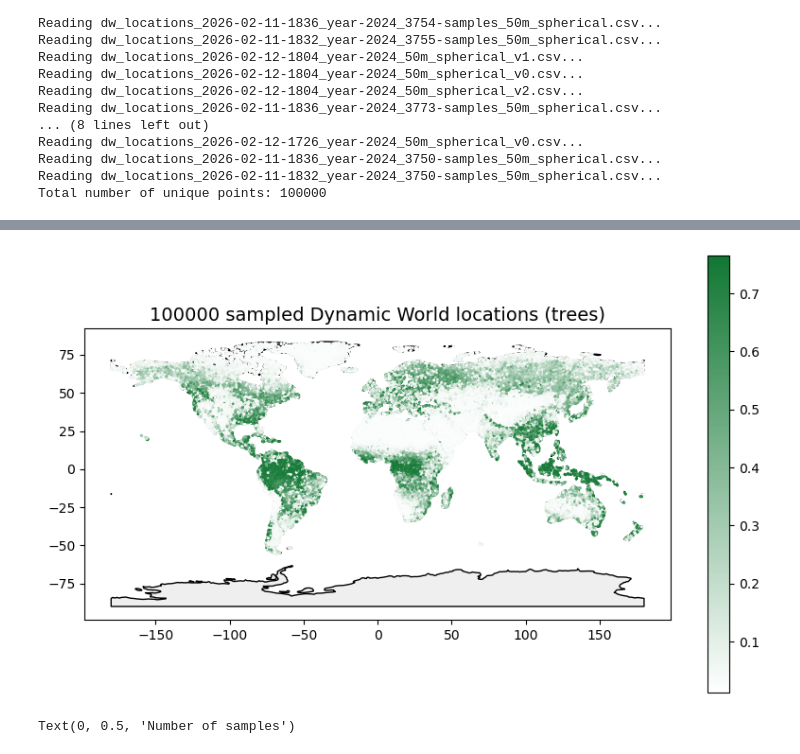
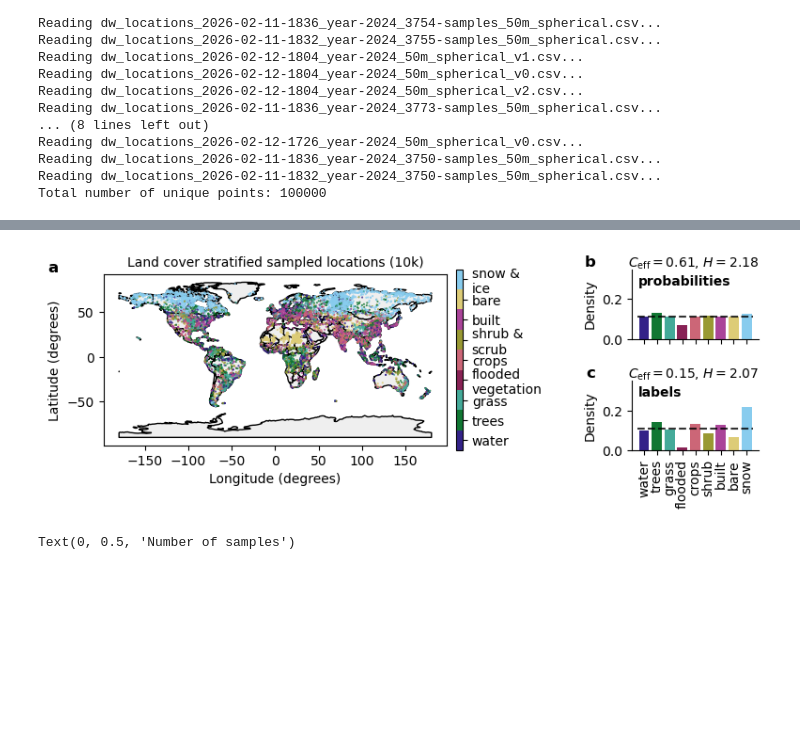
Before and after one commit to WUR-AI/interpret_earth_embeddings, a Jupyter notebook: notebooks/Sample locations dataset.ipynb, the cells around one changed output, grey strips where cells are left out. Drawn from its saved outputs; the diff is of its cells as text; code cells hidden in the pictures; blank space fills up the shorter version.

Commit message:
figs data

```diff
--- a/notebooks/Sample locations dataset.ipynb
+++ b/notebooks/Sample locations dataset.ipynb
@@ -38,4 +38,6 @@ geemap.ee_initialize()
 ## Load all downloaded locations (with DW LC)
 # %%
 countries = gpd.read_file('/Users/tplas/data/ne_110m_admin_0_countries/ne_110m_admin_0_countries.shp')
+gdf_points = pd.read_csv('/Users/tplas/data/dw_sampled_locations/dw_locations_2026-02-13-1659_year-2024_50m_spherical_100k_random_stratified.csv')
+gdf_points = gpd.GeoDataFrame(gdf_points, geometry=gpd.points_from_xy(gdf_points.lon, gdf_points.lat), crs='EPSG:4326')
 # %%
@@ -76,17 +82,38 @@ Reading dw_locations_2026-02-11-1836_year-2024_3750-samples_50m_spherical.csv...
 Reading dw_locations_2026-02-11-1832_year-2024_3750-samples_50m_spherical.csv...
 Total number of unique points: 100000
 # %%
-col_plot = 'trees'  # 'label' or any of the individual classes
+col_plot = 'label'  # 'label' or any of the individual classes
+save_fig = True
+type = 'lc_strat'
 
-fig, ax = plt.subplots(figsize=(10, 6))
+assert type in ['random', 'lc_strat', 'all'], f"Invalid type: {type}. Must be one of 'random', 'lc_strat', or 'all'."
+
+if type == 'random':
+    gdf_plot = gdf_points[gdf_points.random_sample == 1]
+elif type == 'lc_strat':
+    gdf_plot = gdf_points[gdf_points.lc_stratified_sample == 1]
+elif type == 'all':
+    gdf_plot = gdf_points
+
+
+fig = plt.figure(figsize=(9, 2.5))
+
+gs_map = plt.GridSpec(nrows=1, ncols=2, right=0.55, wspace=0.05, width_ratios=[1, 0.02])
+gs_distr = plt.GridSpec(nrows=2, ncols=1, left=0.75, hspace=0.6)
+
+ax_map = [fig.add_subplot(gs_map[ii]) for ii in range(2)]
+ax_distr = [fig.add_subplot(gs_distr[ii]) for ii in range(2)]
+
 cmap_dict = du.create_mpl_cmap_dynamic_world()
-countries.plot(ax=ax, color="#EFEFEF", edgecolor='black')
-gdf_points.plot(ax=ax, column=col_plot, markersize=1,
+countries.plot(ax=ax_map[0], color="#EFEFEF", edgecolor='black')
+gdf_plot.plot(ax=ax_map[0], column=col_plot, markersize=0.2, alpha=1,
                 cmap=cmap_dict['all'] if col_plot == 'label' else cmap_dict['individual'][col_plot],
+                rasterized=True,
                 legend=False if col_plot == 'label' else True)
 
 if col_plot == 'label':
     dw_classes = du.DW_CLASSES
+    dw_classes = [c.replace('_and', ' &').replace('_', '\n') for c in dw_classes]
     norm = mpl.colors.BoundaryNorm(
         boundaries=range(len(dw_classes) + 1),
         ncolors=len(dw_classes)
@@ -97,17 +124,65 @@ if col_plot == 'label':
 
     cbar = fig.colorbar(
         sm,
-        ax=ax,
+        ax=ax_map[0],
+        cax=ax_map[1],
         ticks=range(len(dw_classes)),
         shrink=0.67,
         pad=0.02
     )
 
-    cbar.set_ticks(np.arange(len(dw_classes)) + 0.5)
+    cbar.set_ticks(np.arange(len(dw_classes)) + 0.5, minor=False)
+    cbar.set_ticks([], minor=True)
     cbar.set_ticklabels(dw_classes)
-    cbar.set_label("DW land cover class", fontsize=12)
 
-ax.set_title(f'{len(gdf_points)} sampled Dynamic World locations ({col_plot})', fontsize=14)
-# ax.set_xlim(-10, 10)
-# ax.set_ylim(45, 60)
+sum_dw_probs = gdf_plot[sl.DW_CLASSES].sum()
+sum_dw_labels = np.array([np.sum(gdf_plot['label'] == i_dw) for i_dw, dw in enumerate(sl.DW_CLASSES)])
+
+for i_ax, (sum_dw, name) in enumerate(zip([sum_dw_probs, sum_dw_labels], ['probabilities', 'labels'])):
+    sum_dw = sum_dw / sum_dw.sum()  # normalize to sum to 1
+    c_eff = np.min(sum_dw) / np.mean(sum_dw)
+    means = np.mean(sum_dw)
+    entropy = -np.sum(sum_dw * np.log(sum_dw + 1e-10))  # add small value to avoid log(0)
+    perplexity = np.exp(entropy)
+
+    ax_distr[i_ax].bar(sl.DW_CLASSES, sum_dw,
+                color=[du.create_cmap_dynamic_world()[dw] for dw in sl.DW_CLASSES])
+    ax_distr[i_ax].set_ylabel('Density')
+    ax_distr[i_ax].plot([-0.5, len(sl.DW_CLASSES) - 0.5], [1 / len(sl.DW_CLASSES)] * 2, 'k--', alpha=0.8)
+    for sp in ['top', 'right']:
+        ax_distr[i_ax].spines[sp].set_visible(False)
+    ax_distr[i_ax].set_xticks(range(len(sl.DW_CLASSES)))
+    ax_distr[i_ax].annotate(f'{name}', weight='bold',
+                            xy=(0.05, 0.925) if type == 'lc_strat' else (1, 0.925), xycoords='axes fraction',
+                            ha='left' if type == 'lc_strat' else 'right', va='top',)
+    ax_distr[i_ax].annotate(r"$C_\text{eff}=$" f'{c_eff:.2f}, ' + r"$H=$" f'{entropy:.2f}', weight='normal',
+                            xy=(1, 1.2), xycoords='axes fraction', ha='right', va='top',)
+
+ax_map[0].set_xlabel('Longitude (degrees)')
+ax_map[0].set_ylabel('Latitude (degrees)')
+if type == 'random':
+    ax_map[0].set_title(f'Spatially uniformly sampled locations ({len(gdf_plot) // 1000}k)', fontdict={'fontsize': 10})
+elif type == 'lc_strat':
+    ax_map[0].set_title(f'Land cover stratified sampled locations ({len(gdf_plot) // 1000}k)', fontdict={'fontsize': 10})
+elif type == 'all':
+    ax_map[0].set_title(f'All locations ({len(gdf_plot) // 1000}k)', fontdict={'fontsize': 10})
+
+ax_distr[0].set_xticklabels([])
+ax_distr[1].set_xticklabels([x.split('_')[0] for x in sl.DW_CLASSES], rotation=90, ha='center')
+# ymax = max(ax_distr[0].get_ylim()[1], ax_distr[1].get_ylim()[1])
+ymax = 0.35
+ax_distr[0].set_ylim(0, ymax)
+ax_distr[1].set_ylim(0, ymax)
+
+
+sys.path.append('/Users/tplas/repos/reproducible_figures/scripts')
+import rep_fig_vis as rfv
+
+rfv.add_panel_label(ax=ax_map[0], x_offset=-0.01, label_letter='a', fontsize=12)
+rfv.add_panel_label(ax=ax_distr[0], x_offset=-0.01, label_letter='b', fontsize=12)
+rfv.add_panel_label(ax=ax_distr[1], x_offset=-0.01, label_letter='c', fontsize=12)
+
+if save_fig:
+    plt.savefig(f'../../ms_neureo/figs/fig_map_{type}.pdf', bbox_inches='tight', dpi=600)
+    plt.savefig(f'../figs/fig_map_{type}.pdf', bbox_inches='tight', dpi=600)
 # %% [output]
@@ -115,4 +189,4 @@ Text(0.5, 1.0, '100000 sampled Dynamic World locations (trees)')
-[figure, old version]
+[figure, new version]
 # %%
 fig, ax = plt.subplots(1, 3, figsize=(10, 3), gridspec_kw={'wspace': 0.5}, sharey=True)
 # for dw in sl.DW_CLASSES:
```
Also changed, not shown: parts of 6 cells of this notebook, 6 other files.
